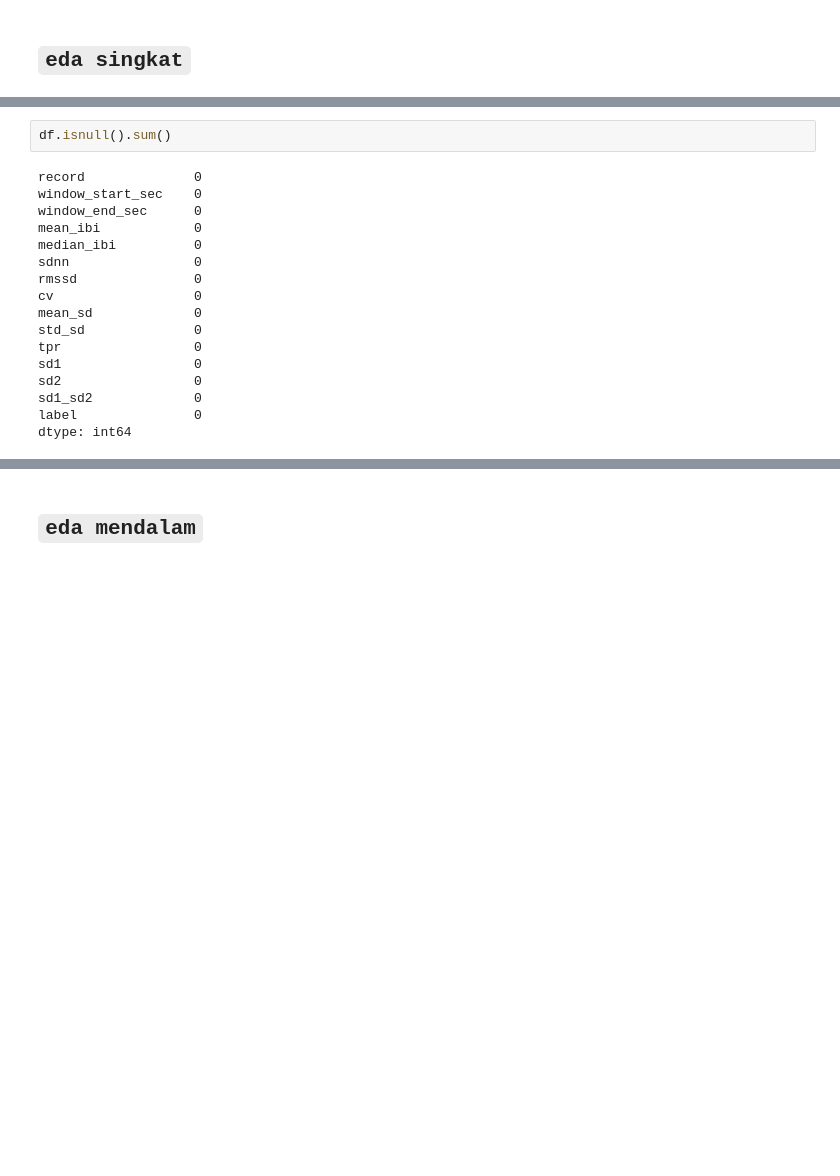
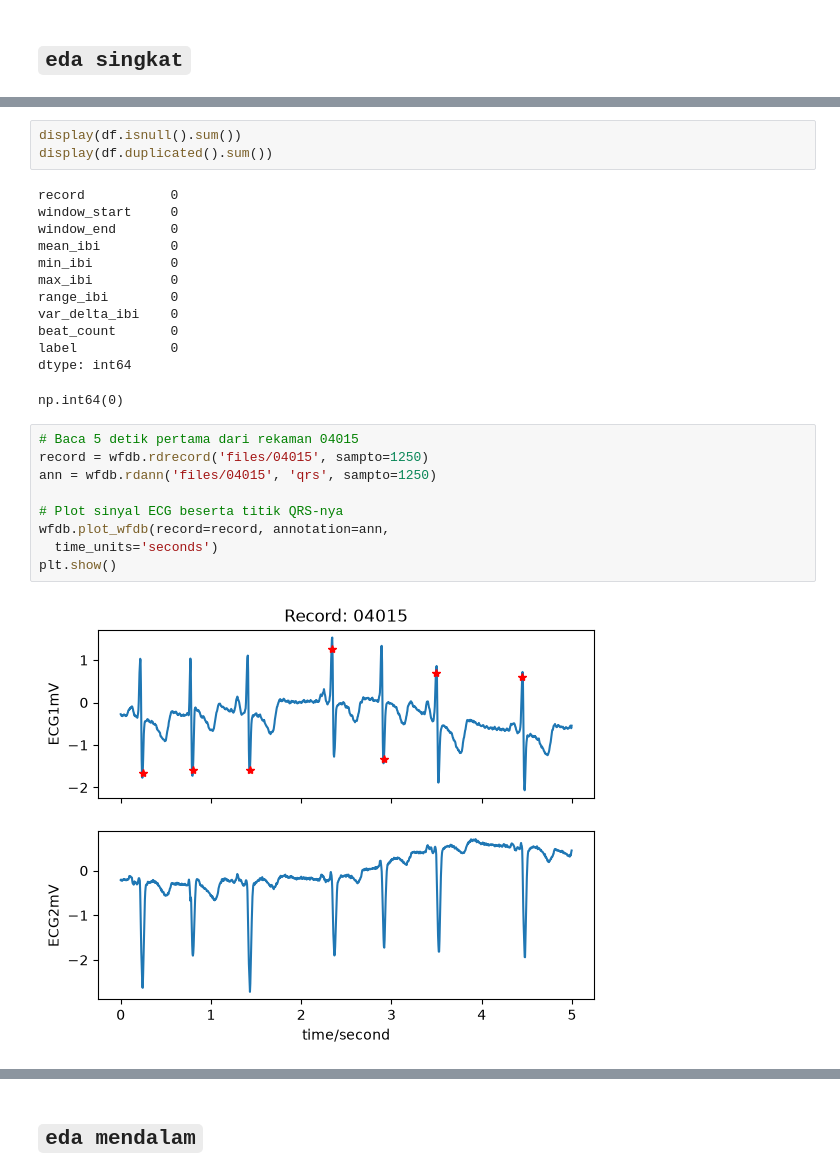
Before and after one commit to agungramadhan123/magang, a Jupyter notebook: main.ipynb, the cells around one changed output, grey strips where cells are left out. Saved outputs shown, nothing was run; the diff lists cells and outputs as text; blank space fills up the shorter version.

```diff
--- a/main.ipynb
+++ b/main.ipynb
@@ -44,22 +44,30 @@ Name: count, dtype: int64
 # %%
-df.isnull().sum()
+display(df.isnull().sum())
+display(df.duplicated().sum())
 # %% [output]
-record              0
-window_start_sec    0
-window_end_sec      0
-mean_ibi            0
-median_ibi          0
-sdnn                0
-rmssd               0
-cv                  0
-mean_sd             0
-std_sd              0
-tpr                 0
-sd1                 0
-sd2                 0
-sd1_sd2             0
-label               0
+record           0
+window_start     0
+window_end       0
+mean_ibi         0
+min_ibi          0
+max_ibi          0
+range_ibi        0
+var_delta_ibi    0
+beat_count       0
+label            0
 dtype: int64
+np.int64(0)
+# %%
+# Baca 5 detik pertama dari rekaman 04015
+record = wfdb.rdrecord('files/04015', sampto=1250)
+ann = wfdb.rdann('files/04015', 'qrs', sampto=1250)
+
+# Plot sinyal ECG beserta titik QRS-nya
+wfdb.plot_wfdb(record=record, annotation=ann,
+  time_units='seconds')
+plt.show()
+# %% [output]
+[figure, added]
 # %%
 df.describe(include='all')
 # %% [output]
```
Also changed, not shown: parts of 9 cells of this notebook, 8 other files.
